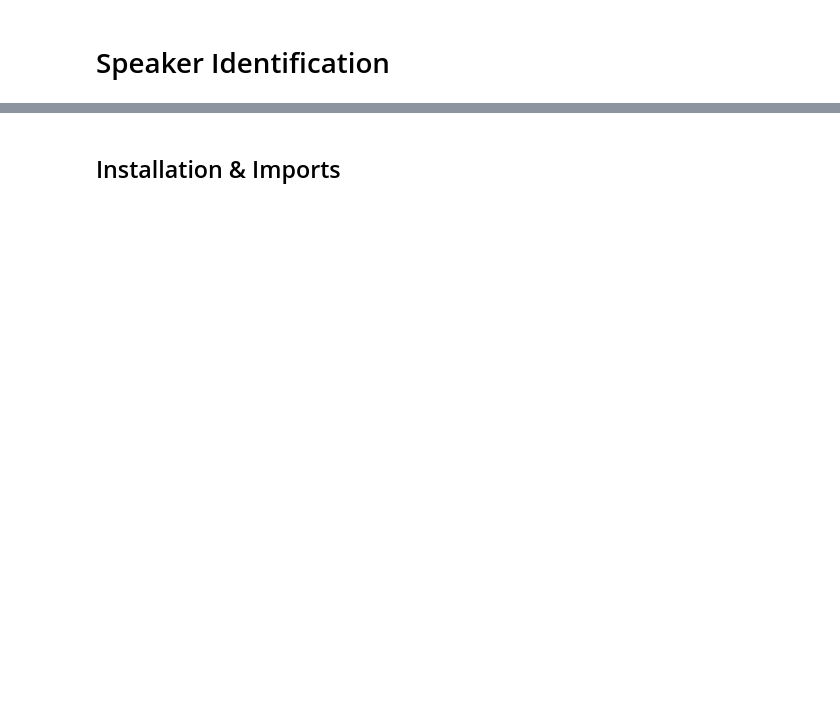
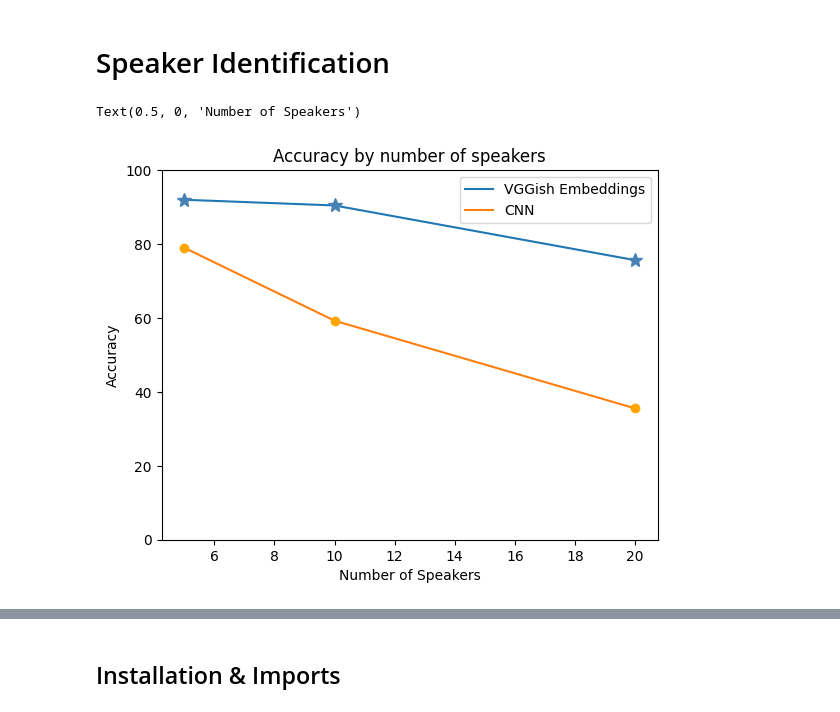
Before and after one commit to dauinh/sid, a Jupyter notebook: tensorflow_speakerid.ipynb, the cells around one changed output, grey strips where cells are left out. Cells and saved outputs as stored; diff of their text form; code cells hidden in the pictures; blank space fills up the shorter version.

```diff
--- a/tensorflow_speakerid.ipynb
+++ b/tensorflow_speakerid.ipynb
@@ -1,2 +1,32 @@
 # %% [markdown]
 # Speaker Identification
+# %%
+import math
+import random
+import numpy as np
+import librosa
+import matplotlib.pyplot as plt
+
+fivevgg = [0.94447660,0.95706898,0.95934319,0.94880545,0.32394856,0.96585649,0.95991272,0.95634270,0.96104479,0.90679061,0.92205840,0.95092440,0.92154872,0.95683944,0.95309526,0.94056165,0.94644040,0.90275872,0.96498823,0.93177980,0.93074518,0.94423437,0.96645796,0.92889559,0.95119870]
+tenvgg = [0.90047634,0.85916662,0.88760287,0.91713089,0.88994265,0.91689712,0.92651540,0.91207546,0.91933054,0.90255326,0.93229455,0.88642770,0.91912723,0.92506468,0.94099718,0.90749002,0.90065914,0.91762137,0.87230527,0.87131679,0.89855266,0.87554008,0.92138267,0.89781547,0.91194147]
+twentyvgg = [0.54047787,0.83028978,0.86905277,0.84565496,0.50137204,0.84981763,0.85792303]
+fivecnn = [76.5886287625418, 74.32216905901116, 86.10271903323263]
+tencnn = [63.9344262295082, 61.40295690468701, 51.57248157248157, 60.14833127317676]
+twentycnn = [35.53467808786958]
+import statistics as s
+avgvgg = [s.mean(fivevgg) * 100, s.mean(tenvgg) * 100, s.mean(twentyvgg) * 100]
+avgcnn = [s.mean(fivecnn), s.mean(tencnn), s.mean(twentycnn)]
+fig, axs = plt.subplots()
+plt.plot([5,10,20], avgvgg)
+plt.plot([5,10,20], avgcnn)
+plt.plot([5,10,20], avgvgg, '*', color='steelblue', markersize=10)
+plt.plot([5,10,20], avgcnn, 'o', color='orange')
+plt.ylim(0,100)
+# axs.set_title('Accuracy of VGGish Embeddings with SVM classifier')
+axs.set_title('Accuracy by number of speakers')
+axs.legend(['VGGish Embeddings', 'CNN'])
+axs.set_ylabel('Accuracy')
+axs.set_xlabel('Number of Speakers')
+# %% [output]
+Text(0.5, 0, 'Number of Speakers')
+[figure, added]
```
Also changed, not shown: parts of 2 cells of this notebook.
